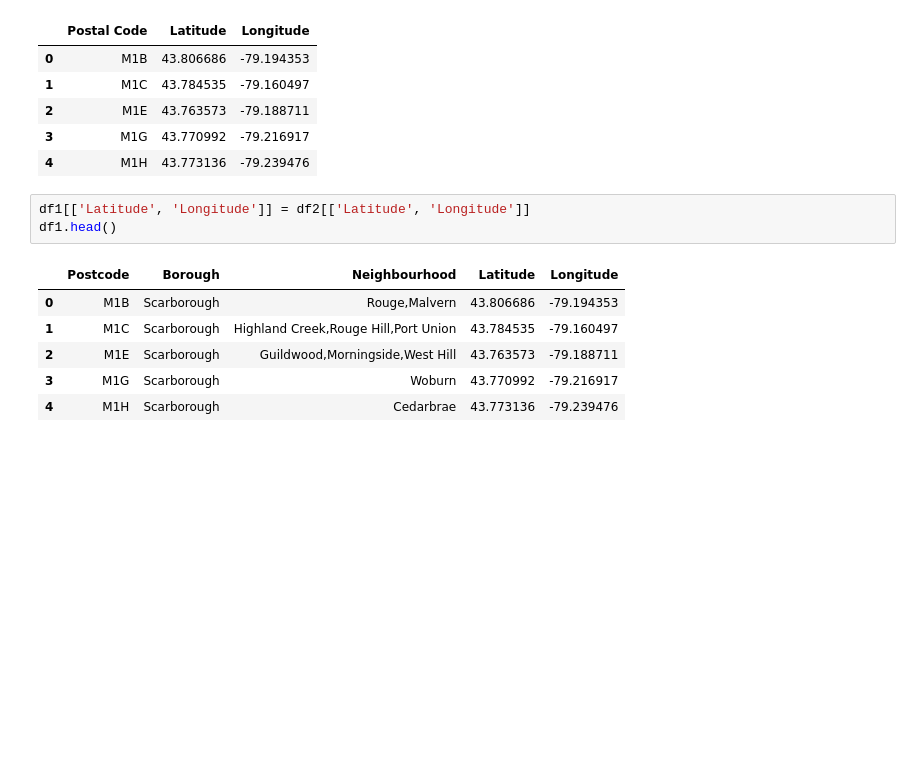
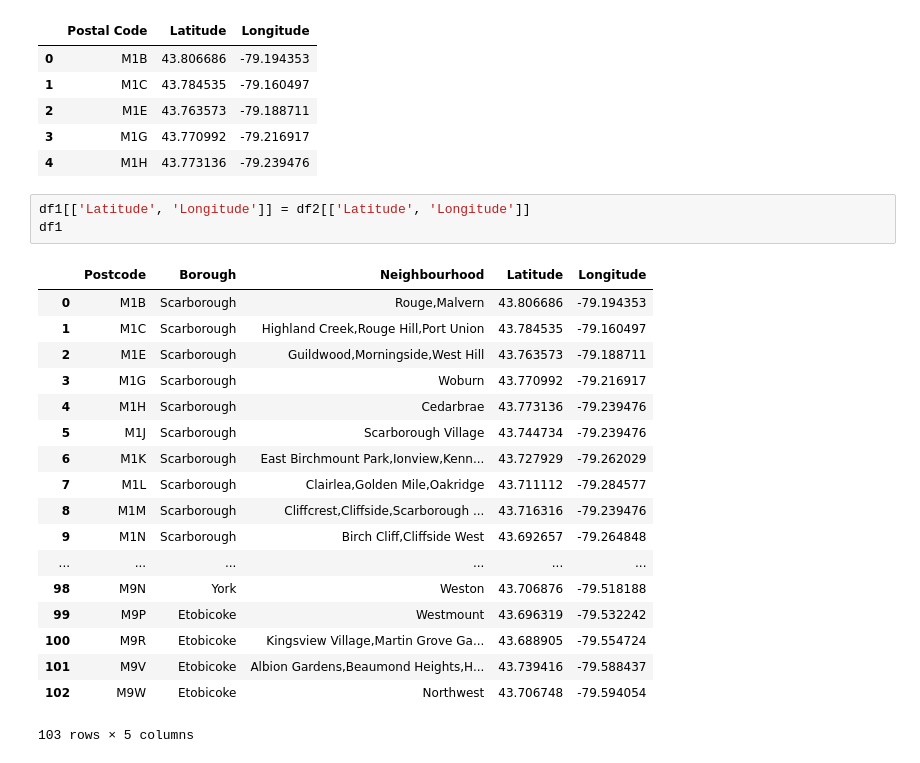
Before and after one commit to almulatorre/Coursera_Capstone, a Jupyter notebook: Week3_Almu_2.ipynb, the cells around one changed output. Saved outputs shown, nothing was run; the diff lists cells and outputs as text; blank space fills up the shorter version.

```diff
--- a/Week3_Almu_2.ipynb
+++ b/Week3_Almu_2.ipynb
@@ -128,11 +128,23 @@ df2.head()
 | 4 | M1H | 43.773136 | -79.239476 |
 # %%
 df1[['Latitude', 'Longitude']] = df2[['Latitude', 'Longitude']]
-df1.head()
+df1
 # %% [output]
 |  | Postcode | Borough | Neighbourhood | Latitude | Longitude |
 | 0 | M1B | Scarborough | Rouge,Malvern | 43.806686 | -79.194353 |
 | 1 | M1C | Scarborough | Highland Creek,Rouge Hill,Port Union | 43.784535 | -79.160497 |
 | 2 | M1E | Scarborough | Guildwood,Morningside,West Hill | 43.763573 | -79.188711 |
 | 3 | M1G | Scarborough | Woburn | 43.770992 | -79.216917 |
 | 4 | M1H | Scarborough | Cedarbrae | 43.773136 | -79.239476 |
+| 5 | M1J | Scarborough | Scarborough Village | 43.744734 | -79.239476 |
+| 6 | M1K | Scarborough | East Birchmount Park,Ionview,Kenn... | 43.727929 | -79.262029 |
+| 7 | M1L | Scarborough | Clairlea,Golden Mile,Oakridge | 43.711112 | -79.284577 |
+| 8 | M1M | Scarborough | Cliffcrest,Cliffside,Scarborough ... | 43.716316 | -79.239476 |
+| 9 | M1N | Scarborough | Birch Cliff,Cliffside West | 43.692657 | -79.264848 |
+| ... | ... | ... | ... | ... | ... |
+| 98 | M9N | York | Weston | 43.706876 | -79.518188 |
+| 99 | M9P | Etobicoke | Westmount | 43.696319 | -79.532242 |
+| 100 | M9R | Etobicoke | Kingsview Village,Martin Grove Ga... | 43.688905 | -79.554724 |
+| 101 | M9V | Etobicoke | Albion Gardens,Beaumond Heights,H... | 43.739416 | -79.588437 |
+| 102 | M9W | Etobicoke | Northwest | 43.706748 | -79.594054 |
+103 rows × 5 columns
```
